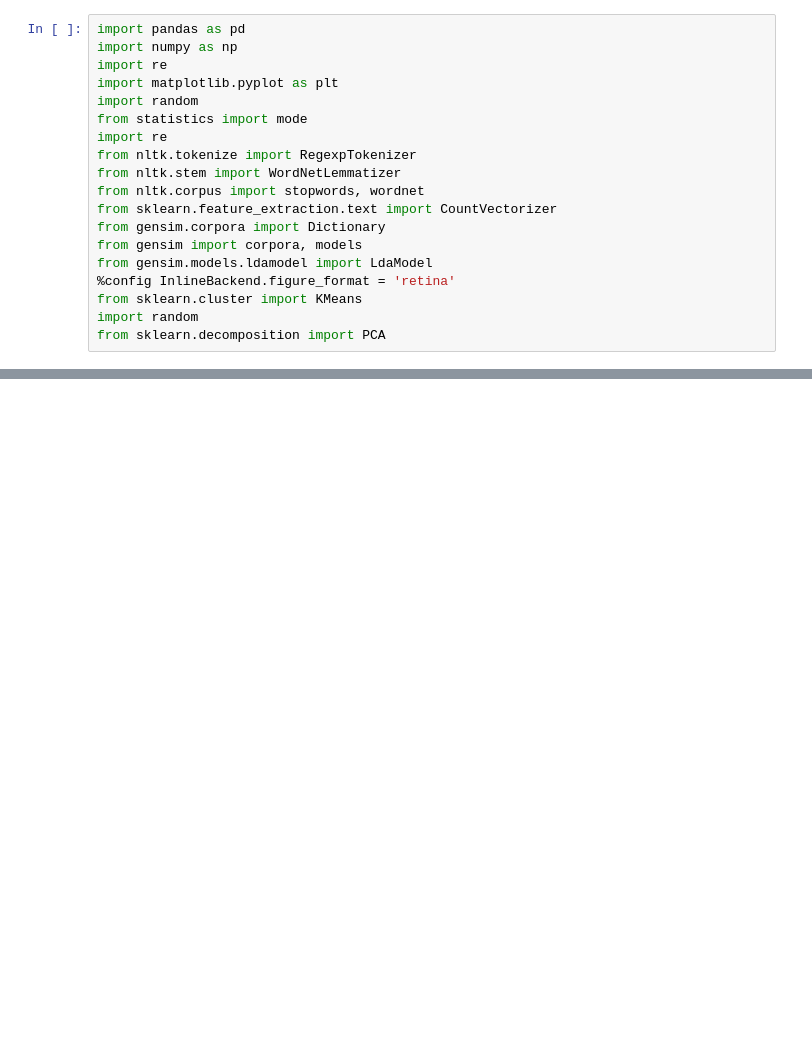
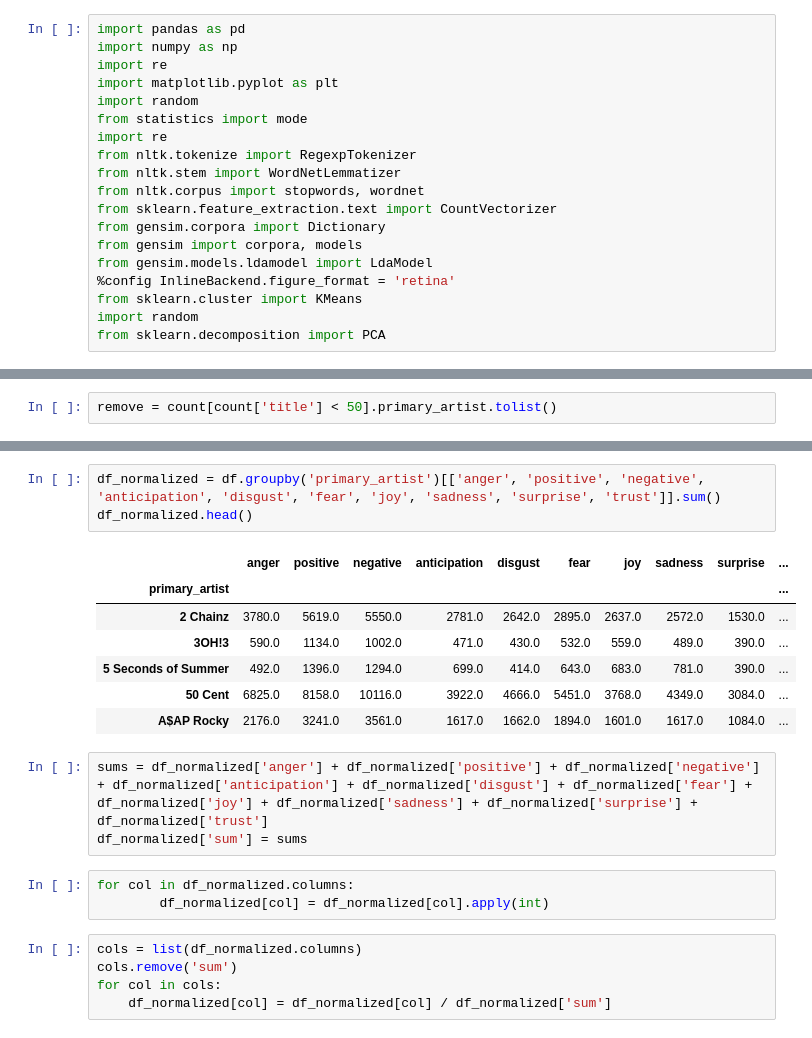
Before and after one commit to dunyaoguz/lyrics_decomposed, a Jupyter notebook: example.ipynb, the cells around one changed output, grey strips where cells are left out. Saved outputs shown, nothing was run; the diff lists cells and outputs as text; blank space fills up the shorter version.

```diff
--- a/example.ipynb
+++ b/example.ipynb
@@ -58,0 +33,2 @@ print(df_2.fear.mean())
+# %%
+remove = count[count['title'] < 50].primary_artist.tolist()
@@ -58,0 +68,22 @@ print(df_2.fear.mean())
+# %%
+df_normalized = df.groupby('primary_artist')[['anger', 'positive', 'negative', 'anticipation', 'disgust', 'fear', 'joy', 'sadness', 'surprise', 'trust']].sum()
+df_normalized.head()
+# %% [output]
+|  | anger | positive | negative | anticipation | disgust | fear | joy | sadness | surprise | ... |
+| primary_artist |  |  |  |  |  |  |  |  |  | ... |
+| 2 Chainz | 3780.0 | 5619.0 | 5550.0 | 2781.0 | 2642.0 | 2895.0 | 2637.0 | 2572.0 | 1530.0 | ... |
+| 3OH!3 | 590.0 | 1134.0 | 1002.0 | 471.0 | 430.0 | 532.0 | 559.0 | 489.0 | 390.0 | ... |
+| 5 Seconds of Summer | 492.0 | 1396.0 | 1294.0 | 699.0 | 414.0 | 643.0 | 683.0 | 781.0 | 390.0 | ... |
+| 50 Cent | 6825.0 | 8158.0 | 10116.0 | 3922.0 | 4666.0 | 5451.0 | 3768.0 | 4349.0 | 3084.0 | ... |
+| A$AP Rocky | 2176.0 | 3241.0 | 3561.0 | 1617.0 | 1662.0 | 1894.0 | 1601.0 | 1617.0 | 1084.0 | ... |
+# %%
+sums = df_normalized['anger'] + df_normalized['positive'] + df_normalized['negative'] + df_normalized['anticipation'] + df_normalized['disgust'] + df_normalized['fear'] + df_normalized['joy'] + df_normalized['sadness'] + df_normalized['surprise'] + df_normalized['trust']
+df_normalized['sum'] = sums
+# %%
+for col in df_normalized.columns:
+        df_normalized[col] = df_normalized[col].apply(int)
+# %%
+cols = list(df_normalized.columns)
+cols.remove('sum')
+for col in cols:
+    df_normalized[col] = df_normalized[col] / df_normalized['sum']
```
Also changed, not shown: parts of 14 cells of this notebook, 16 other files.
